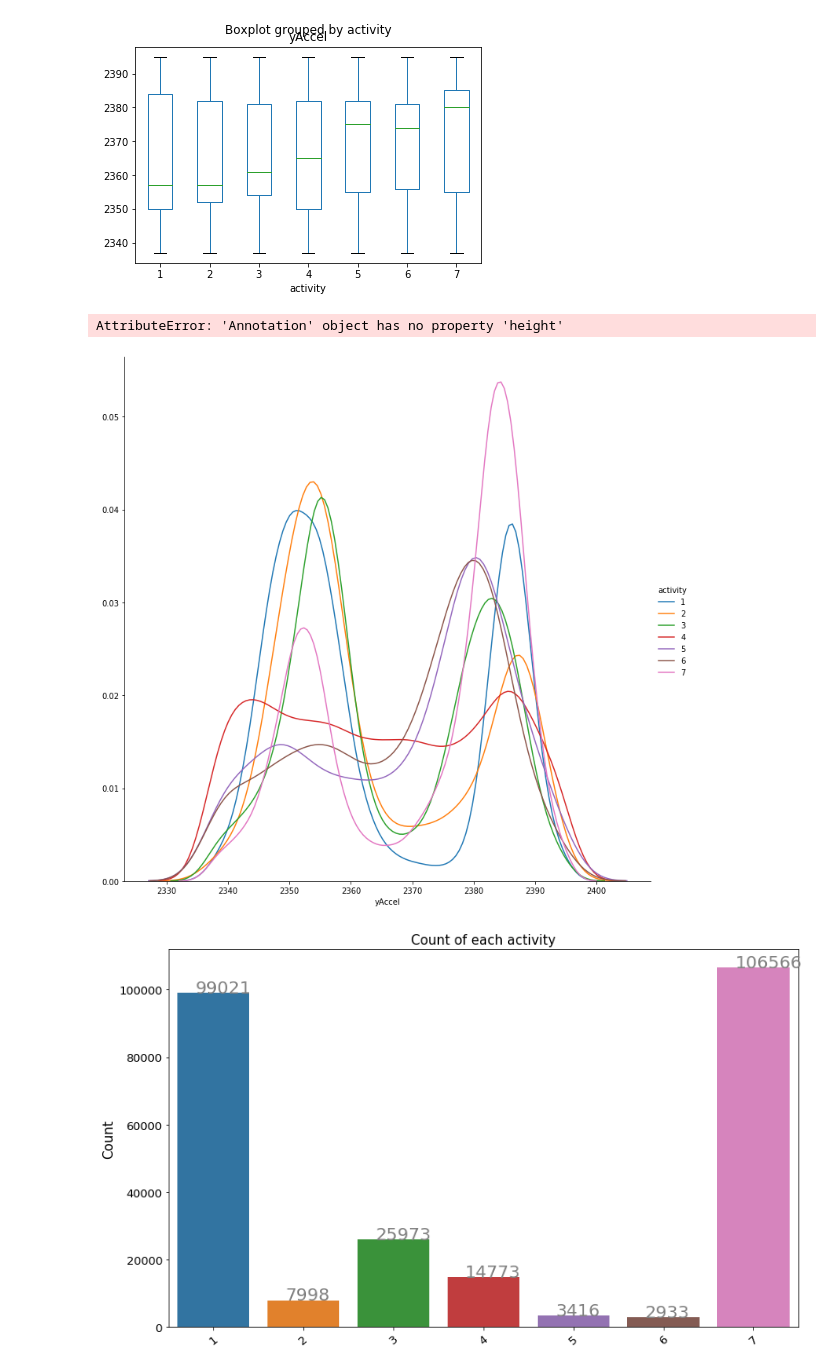
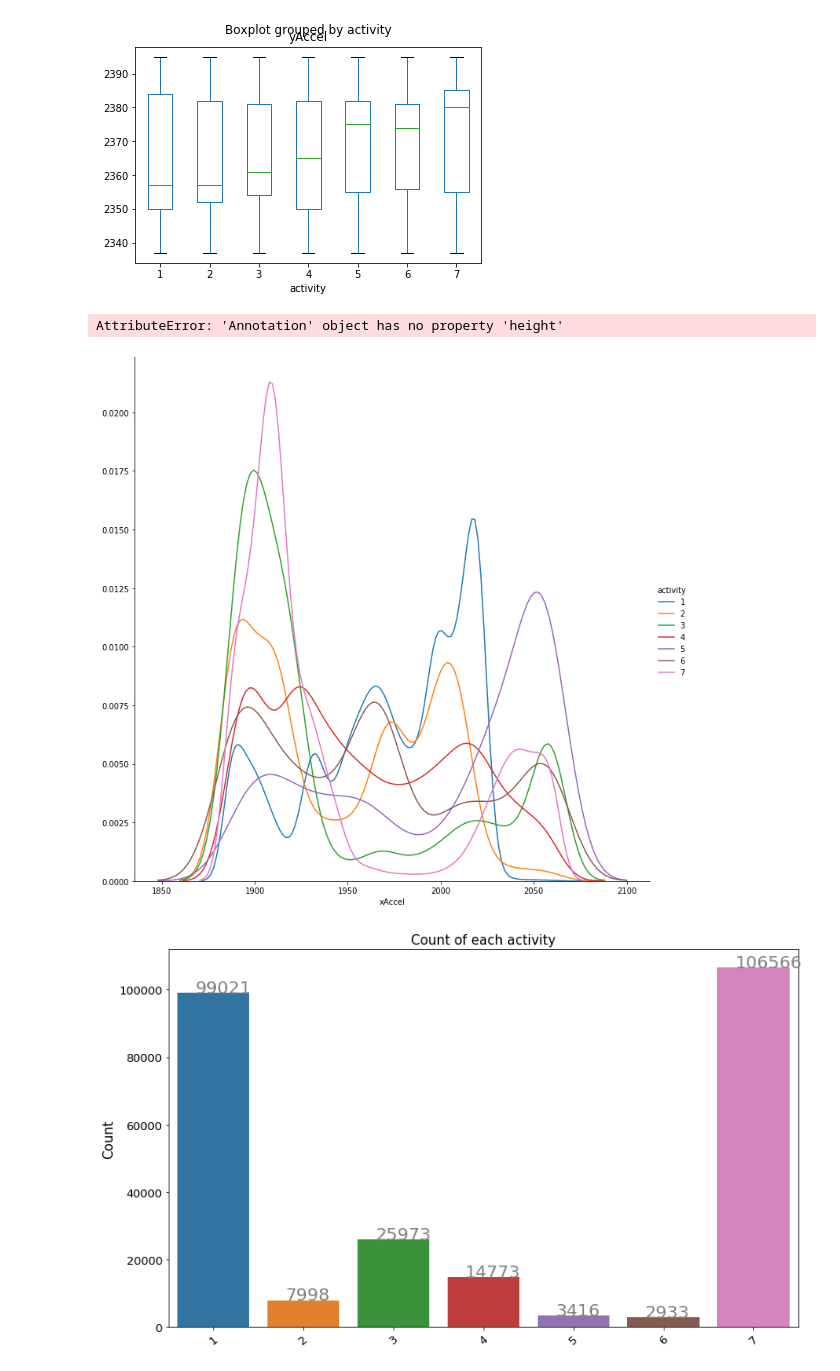
Before and after one commit to harindukodi/Activity-Recognition-from-Single-Chest-Mounted-Accelerometer-Data, a Jupyter notebook: ResampleData.ipynb, the cells around one changed output. Cells and saved outputs as stored; diff of their text form; code cells hidden in the pictures.

```diff
--- a/ResampleData.ipynb
+++ b/ResampleData.ipynb
@@ -144,15 +144,15 @@ activityDF_out.boxplot(by ='activity', column =['yAccel'], grid = False)
 [figure]
 # %%
 facetgrid = sns.FacetGrid(data = activityDF_out, hue = "activity", height = 10)
-facetgrid.map(sns.distplot, "yAccel", hist = False).add_legend()
+facetgrid.map(sns.distplot, "xAccel", hist = False).add_legend()
 plt.annotate('Static Activities(Sitting, Standing, Lying)', xy=(1, 100),
             arrowprops=dict(facecolor='orange', width = 15, headlength = 15), height = 15, color = "#232b2b")
 plt.annotate('Dynamic Activities(Walking, Walking_Upstairs, Walking_Downstairs)',
             arrowprops=dict(facecolor='orange', width = 15, headlength = 13), height = 15, color = "#232b2b")
 plt.show()
 # %% [output]
 AttributeError: 'Annotation' object has no property 'height'
-[figure, old version]
+[figure, new version]
 # %%
 fig = plt.figure(figsize = (10, 6))
 ax = fig.add_axes([0,0,1,1])
```
Also changed, not shown: 18 other files.
